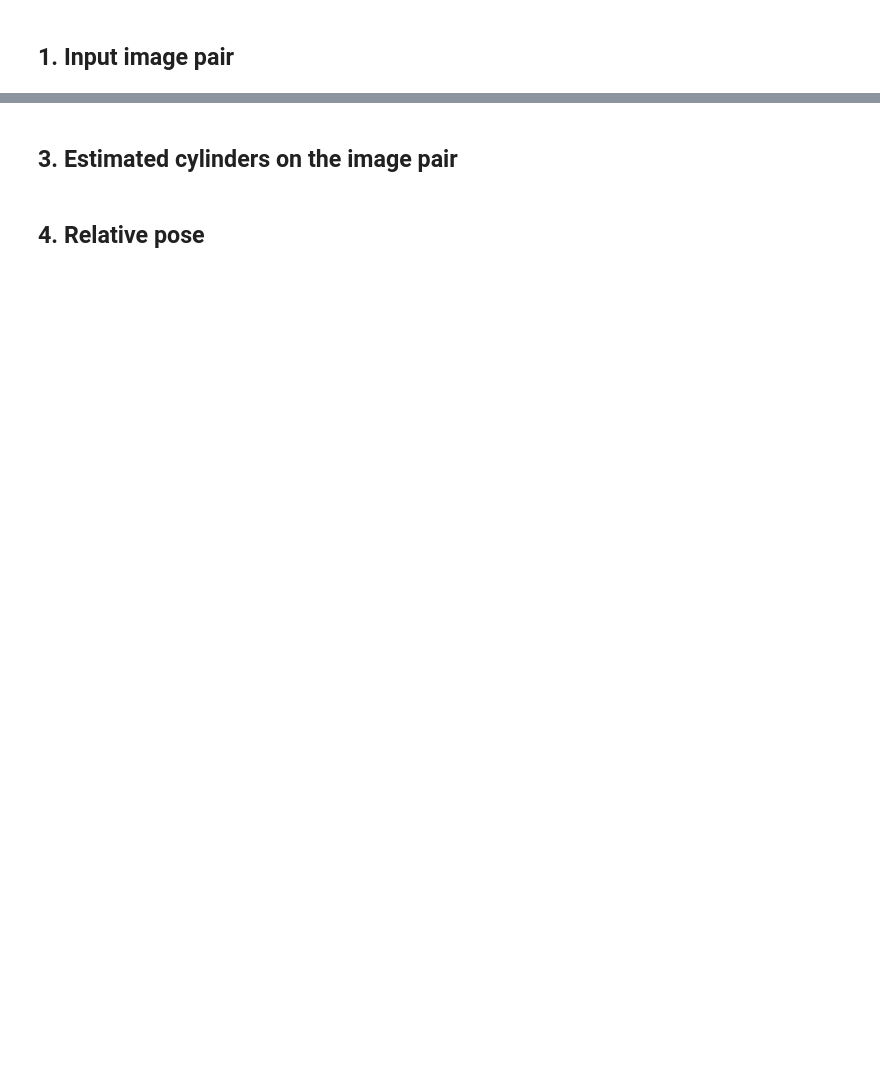
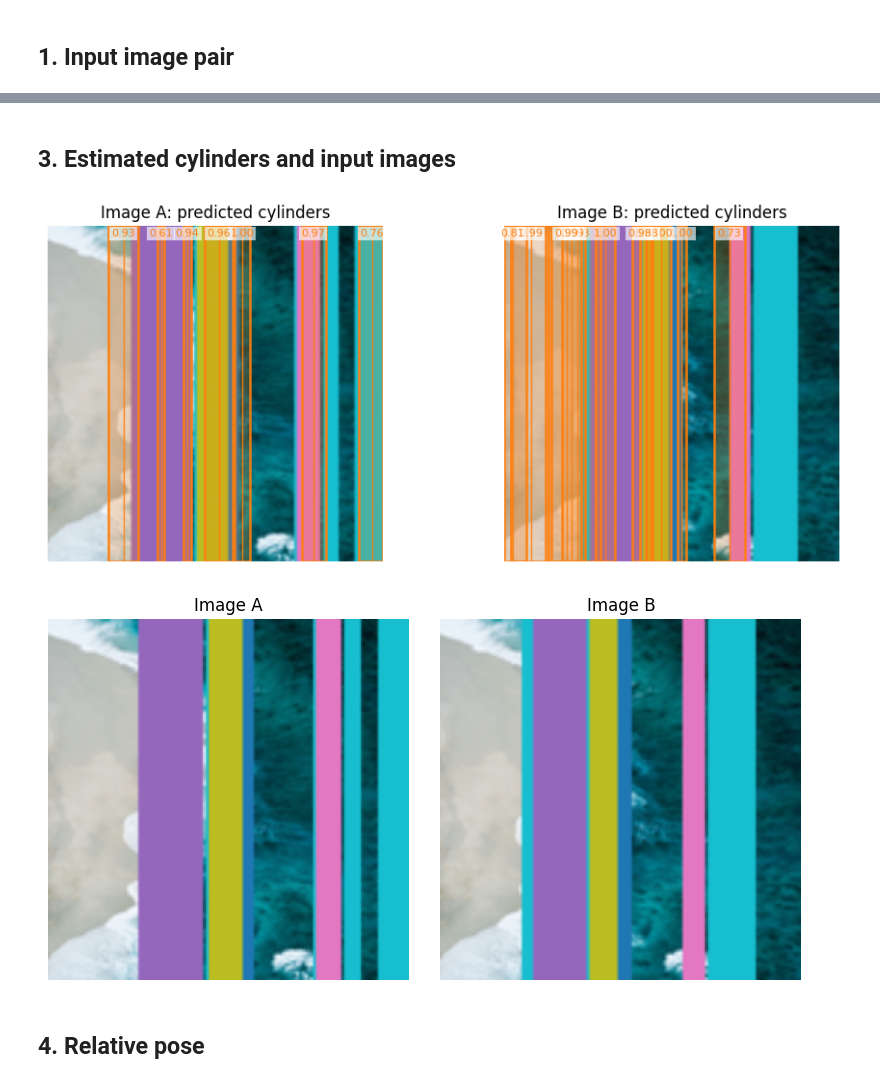
Before and after one commit to jo6815en/pose_from_cylinders, a Jupyter notebook: inference.ipynb, the cells around one changed output, grey strips where cells are left out. Cells and saved outputs as stored; diff of their text form; code cells hidden in the pictures; blank space fills up the shorter version.

```diff
--- a/inference.ipynb
+++ b/inference.ipynb
@@ -162,13 +213,27 @@ plt.show()
 # %% [markdown]
-## 3. Estimated cylinders on the image pair
+## 3. Estimated cylinders and input images
 # %%
-plot_estimated_cylinders_on_images(
+fig_cyl, axes_cyl = plot_estimated_cylinders_on_images(
     [img_a[SAMPLE_IDX], img_b[SAMPLE_IDX]],
     [pred_vision[SAMPLE_IDX], pred_vision_b[SAMPLE_IDX]],
-    titles=["Image A – predicted cylinders", "Image B – predicted cylinders"],
+    titles=["Image A: predicted cylinders", "Image B: predicted cylinders"],
     occ_threshold=OCC_THRESHOLD,
     flip_x=True,
 )
+plt.show()
+
+fig, axes = plt.subplots(1, 2, figsize=(8, 4))
+axes[0].imshow(img_a[SAMPLE_IDX].cpu().permute(1, 2, 0))
+axes[0].set_title("Image A")
+axes[0].axis("off")
+axes[1].imshow(img_b[SAMPLE_IDX].cpu().permute(1, 2, 0))
+axes[1].set_title("Image B")
+axes[1].axis("off")
+plt.tight_layout()
+plt.show()
+# %% [output]
+[figure, added]
+[figure, added]
 # %% [markdown]
 ## 4. Relative pose
 # %%
```
Also changed, not shown: parts of 11 cells of this notebook, 2 other files.
